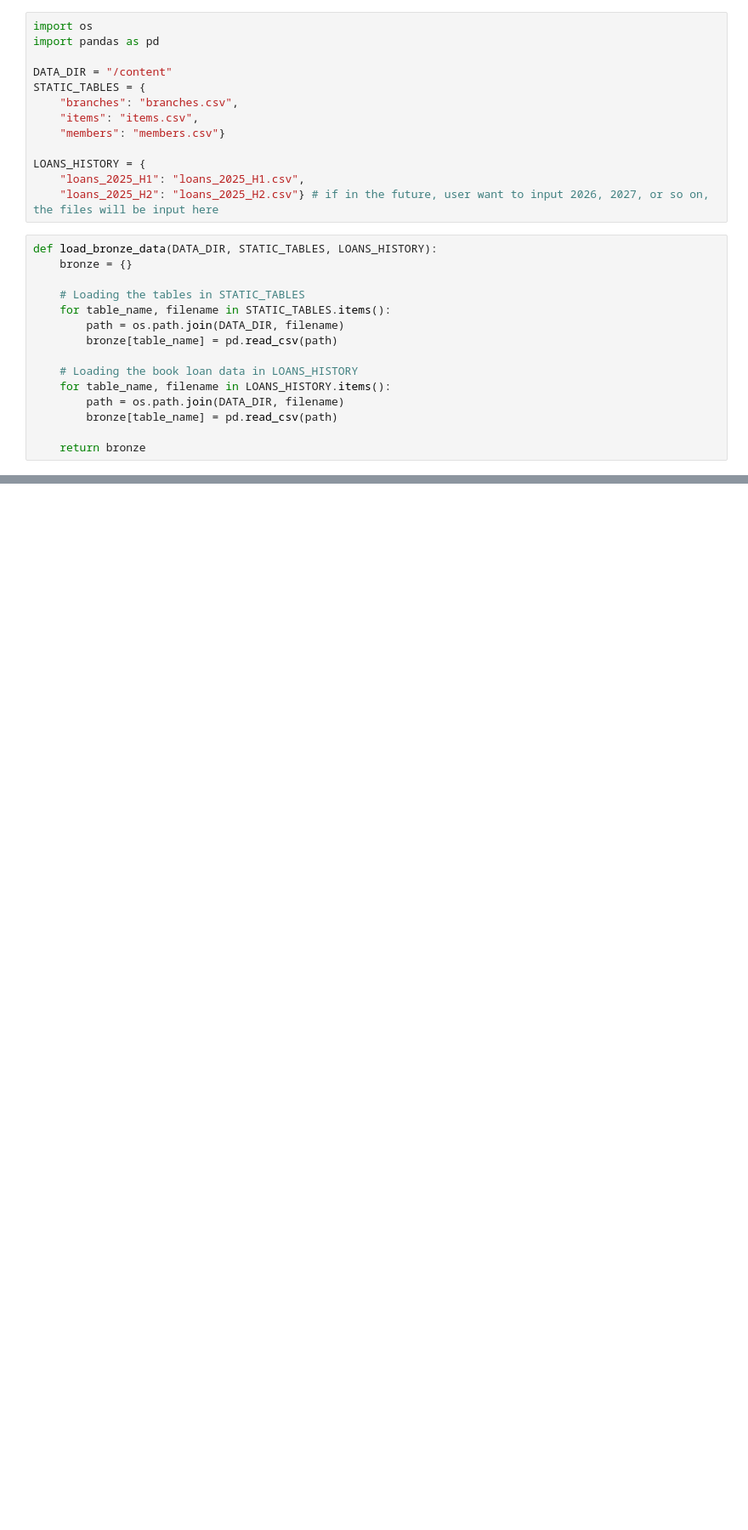
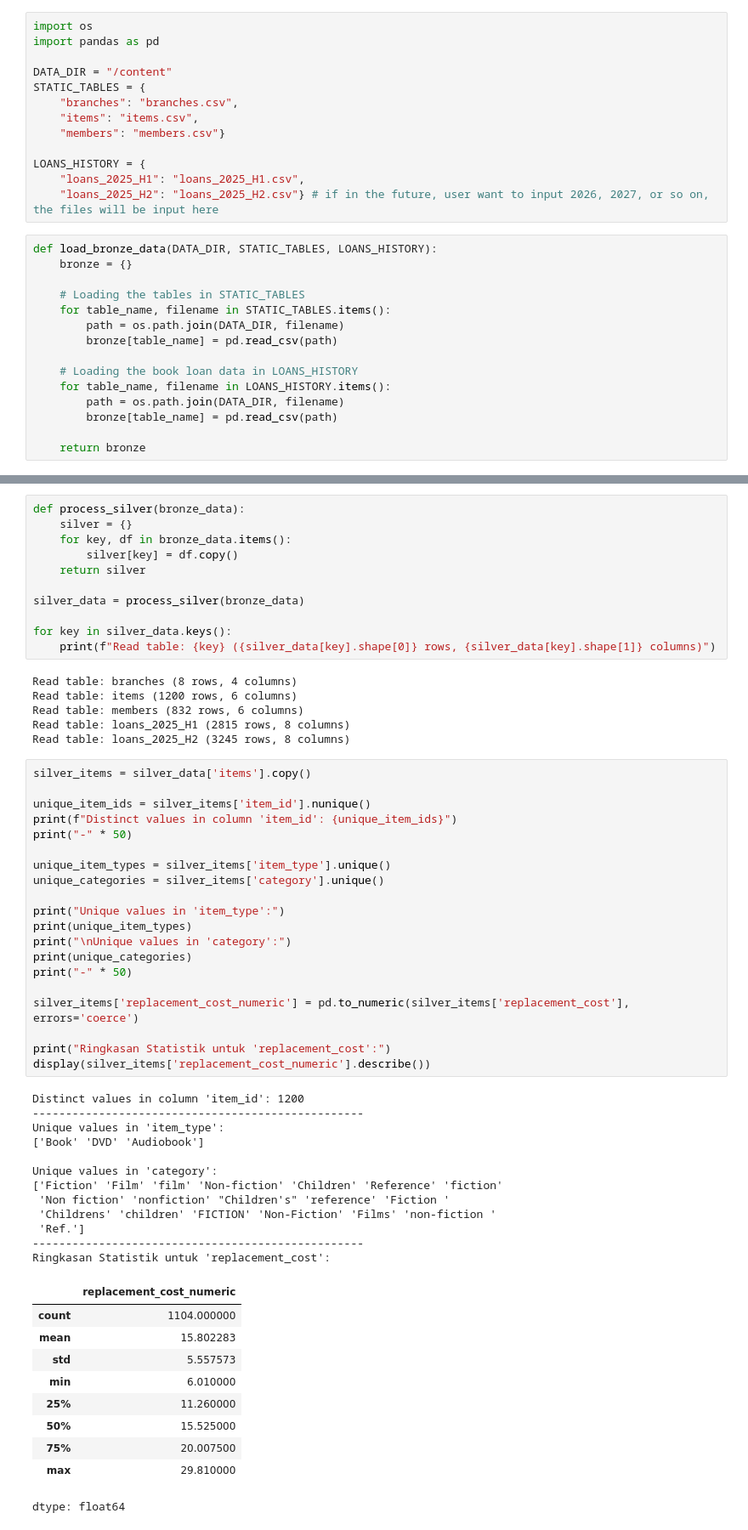
Before and after one commit to alyanabilapu/IB9SR0-ASSIGNMENT, a Jupyter notebook: IB9SR0_Individual_Assignment_5838575.ipynb, the cells around one changed output, grey strips where cells are left out. Shown at 85% size. Drawn from its saved outputs; the diff is of its cells as text; blank space fills up the shorter version.

```diff
--- a/IB9SR0_Individual_Assignment_5838575.ipynb
+++ b/IB9SR0_Individual_Assignment_5838575.ipynb
@@ -44,0 +160,60 @@ Successfully loaded tables:
+# %%
+def process_silver(bronze_data):
+    silver = {}
+    for key, df in bronze_data.items():
+        silver[key] = df.copy()
+    return silver
+
+silver_data = process_silver(bronze_data)
+
+for key in silver_data.keys():
+    print(f"Read table: {key} ({silver_data[key].shape[0]} rows, {silver_data[key].shape[1]} columns)")
+# %% [output]
+Read table: branches (8 rows, 4 columns)
+Read table: items (1200 rows, 6 columns)
+Read table: members (832 rows, 6 columns)
+Read table: loans_2025_H1 (2815 rows, 8 columns)
+Read table: loans_2025_H2 (3245 rows, 8 columns)
+# %%
+silver_items = silver_data['items'].copy()
+
+unique_item_ids = silver_items['item_id'].nunique()
+print(f"Distinct values in column 'item_id': {unique_item_ids}")
+print("-" * 50)
+
+unique_item_types = silver_items['item_type'].unique()
+unique_categories = silver_items['category'].unique()
+
+print("Unique values in 'item_type':")
+print(unique_item_types)
+print("\nUnique values in 'category':")
+print(unique_categories)
+print("-" * 50)
+
+silver_items['replacement_cost_numeric'] = pd.to_numeric(silver_items['replacement_cost'], errors='coerce')
+
+print("Ringkasan Statistik untuk 'replacement_cost':")
+display(silver_items['replacement_cost_numeric'].describe())
+# %% [output]
+Distinct values in column 'item_id': 1200
+--------------------------------------------------
+Unique values in 'item_type':
+['Book' 'DVD' 'Audiobook']
+
+Unique values in 'category':
+['Fiction' 'Film' 'film' 'Non-fiction' 'Children' 'Reference' 'fiction'
+ 'Non fiction' 'nonfiction' "Children's" 'reference' 'Fiction '
+ 'Childrens' 'children' 'FICTION' 'Non-Fiction' 'Films' 'non-fiction '
+ 'Ref.']
+--------------------------------------------------
+Ringkasan Statistik untuk 'replacement_cost':
+|  | replacement_cost_numeric |
+| count | 1104.000000 |
+| mean | 15.802283 |
+| std | 5.557573 |
+| min | 6.010000 |
+| 25% | 11.260000 |
+| 50% | 15.525000 |
+| 75% | 20.007500 |
+| max | 29.810000 |
+dtype: float64
```
Also changed, not shown: parts of 5 cells of this notebook.
